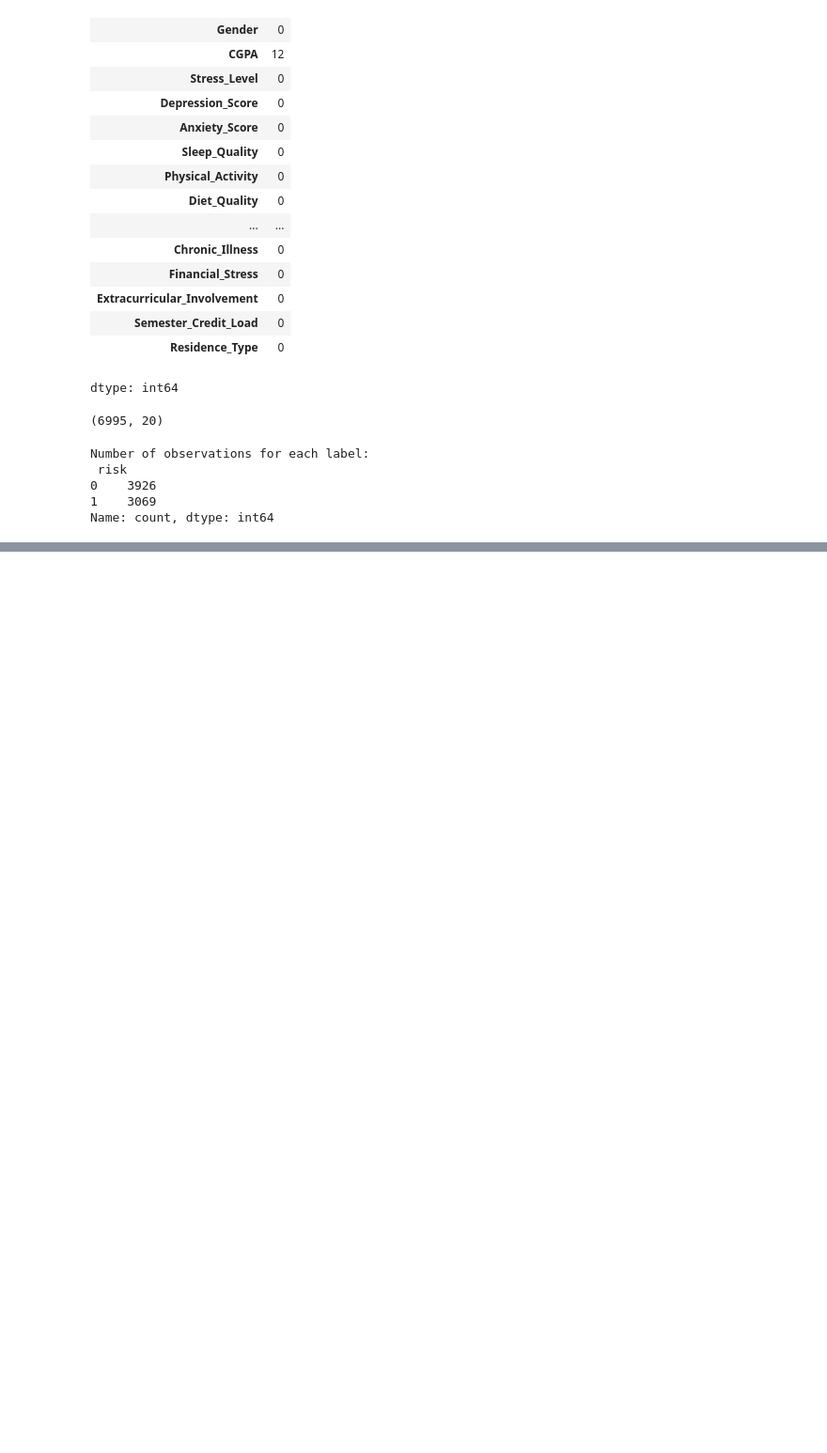
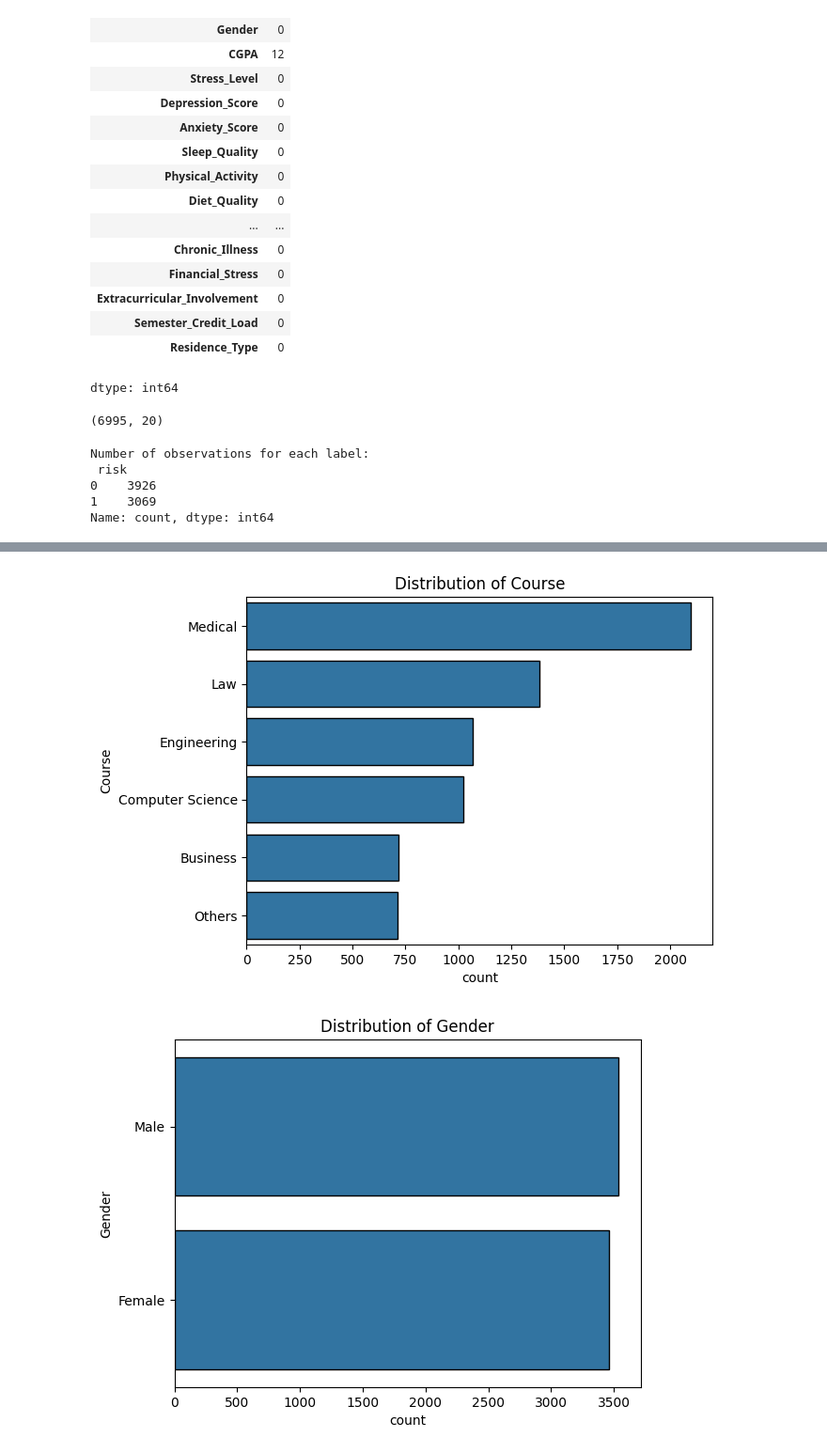
Before and after one commit to dinn16MU/402GroupProject, a Jupyter notebook: DS402_Project.ipynb, the cells around one changed output, grey strips where cells are left out. Shown at 94% size. Cells and saved outputs as stored; diff of their text form; code cells hidden in the pictures; blank space fills up the shorter version.

```diff
--- a/DS402_Project.ipynb
+++ b/DS402_Project.ipynb
@@ -72,0 +82,9 @@ Name: count, dtype: int64
+# %%
+categorical_features = ['Course', 'Gender', 'Relationship_Status', 'Substance_Use', 'Counseling_Service_Use', 'Family_History', 'Chronic_Illness', 'Residence_Type']
+for col in categorical_features:
+    sns.countplot(y=data[col], order=data[col].value_counts().index)
+    plt.title(f'Distribution of {col}')
+    plt.show()
+# %% [output]
+[figure, added]
+[figure, added]
```
Also changed, not shown: parts of 7 cells of this notebook.
